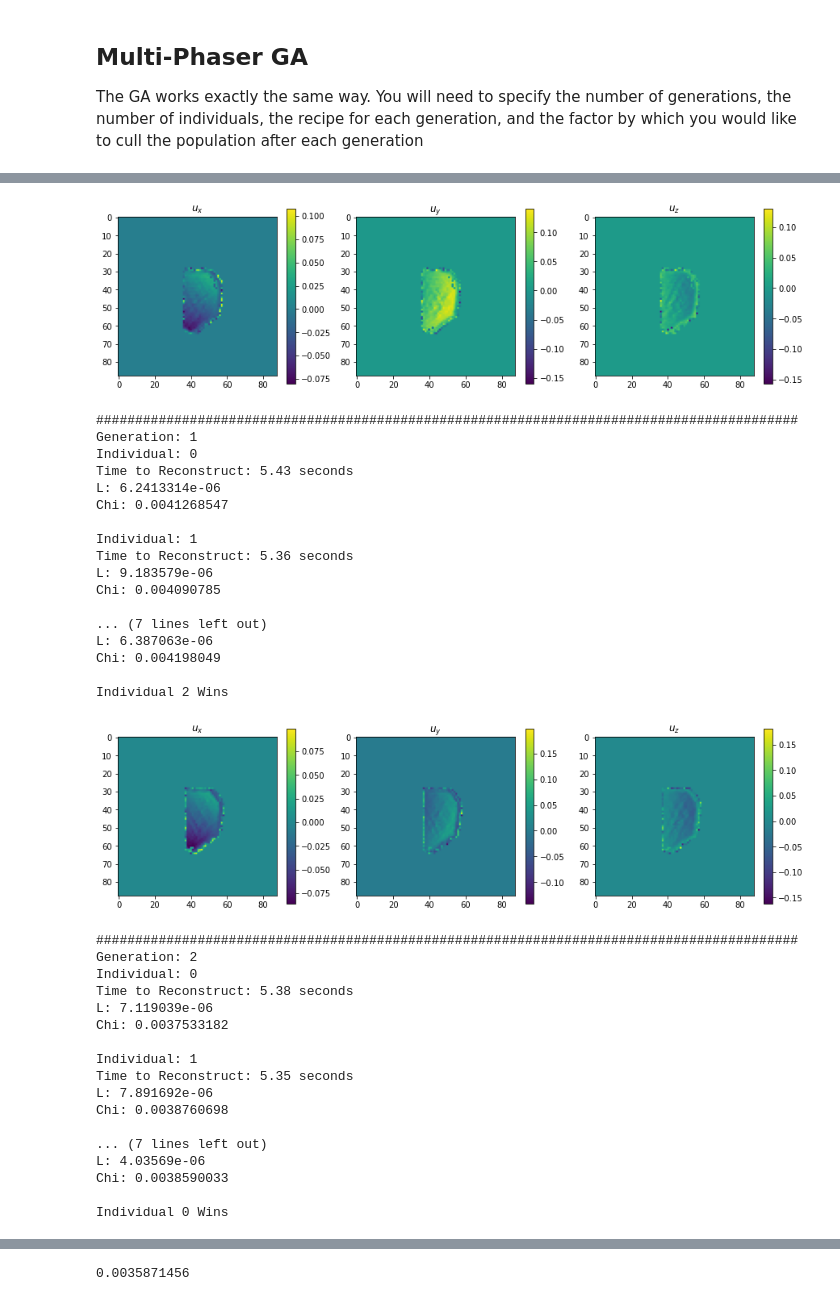
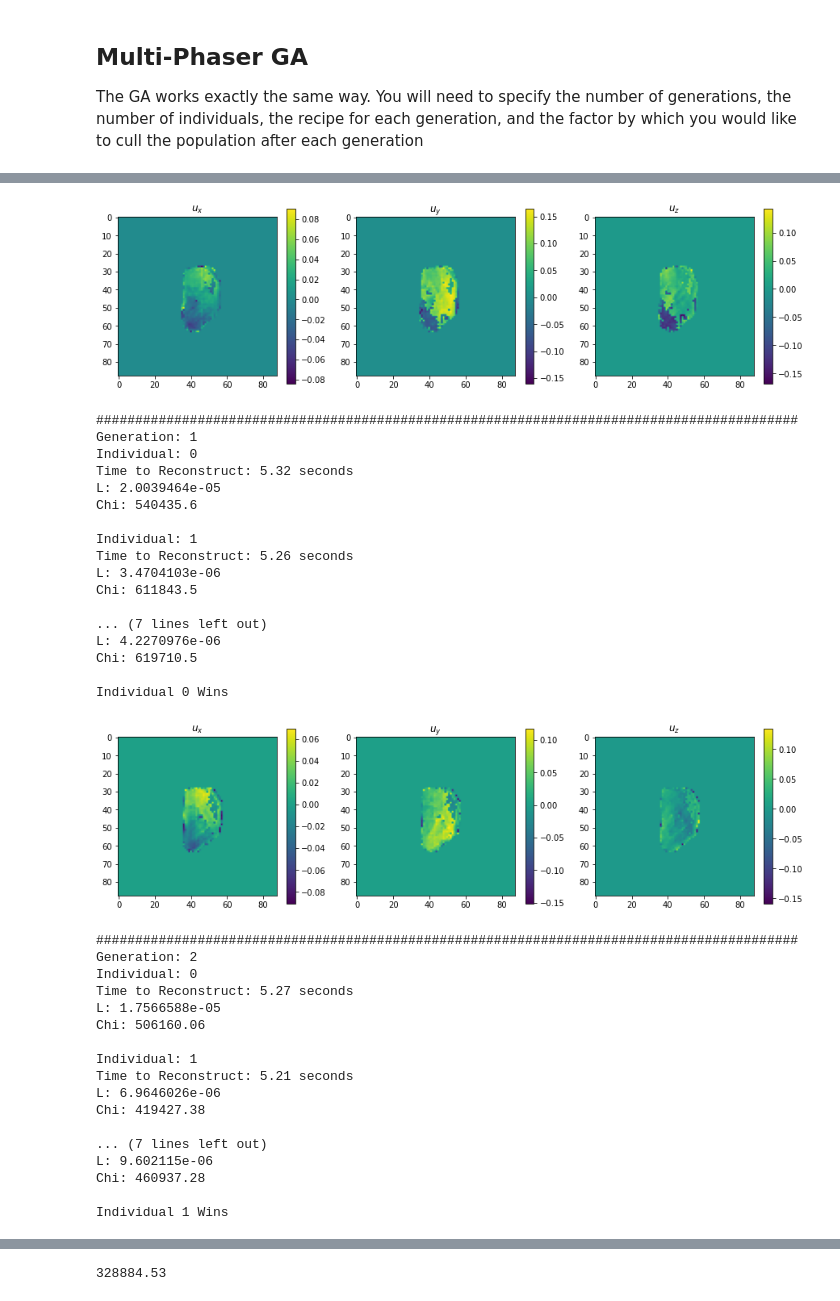
Before and after one commit to siddharth-maddali/Phaser, a Jupyter notebook: Tutorial.ipynb, the cells around one changed output, grey strips where cells are left out. Saved outputs shown, nothing was run; the diff lists cells and outputs as text; code cells hidden in the pictures.

```diff
--- a/Tutorial.ipynb
+++ b/Tutorial.ipynb
@@ -158,12 +144,12 @@ plt.show()
 
 
 
-Phaser = cpr(data,qs,supp,0.3579,random_start=True,free_vox_mask=mask)
+Phaser = cpr(data,qs,supp,0.3579,random_start=True)
 Phaser.run_recipes(recipes)
 vals = Phaser.extract_vals()
-print(vals.keys())
+uu,amp,supp = unpack_obj(vals)
 
-plot_u(vals['u'],(-0.1,0.1))
+plot_u(uu,(-0.1,0.1))
 plot_u(center_u(u,sup==1),(-0.1,0.1))
 # %% [output]
 [figure]
@@ -189,7 +174,7 @@ cull = [1,1,1,2,1,1]
 
 
 
-vals = run_ga(data,qs,supp,a,Recipes,num_gen,num_ind,cull,criterion='chi',verbose=True,free_vox_mask=mask)
+vals = run_ga(data,qs,supp,a,Recipes,num_gen,num_ind,cull,criterion='chi',verbose=True)
 # plot_u(vals['u'],(-0.1,0.1))
 plt.plot(vals['chi'])
 plt.xlabel('generation')
@@ -217,36 +202,36 @@ Individual 3 Wins
-[figure, old version]
+[figure, new version]
 ##########################################################################################
 Generation: 1
 Individual: 0
-Time to Reconstruct: 5.43 seconds
-L: 6.2413314e-06
-Chi: 0.0041268547
+Time to Reconstruct: 5.32 seconds
+L: 2.0039464e-05
+Chi: 540435.6
 
 Individual: 1
-Time to Reconstruct: 5.36 seconds
-L: 9.183579e-06
-Chi: 0.004090785
+Time to Reconstruct: 5.26 seconds
+L: 3.4704103e-06
+Chi: 611843.5
 
 ... (7 lines left out)
-L: 6.387063e-06
-Chi: 0.004198049
+L: 4.2270976e-06
+Chi: 619710.5
 
-Individual 2 Wins
+Individual 0 Wins
-[figure, old version]
+[figure, new version]
 ##########################################################################################
 Generation: 2
 Individual: 0
-Time to Reconstruct: 5.38 seconds
-L: 7.119039e-06
-Chi: 0.0037533182
+Time to Reconstruct: 5.27 seconds
+L: 1.7566588e-05
+Chi: 506160.06
 
 Individual: 1
-Time to Reconstruct: 5.35 seconds
-L: 7.891692e-06
-Chi: 0.0038760698
+Time to Reconstruct: 5.21 seconds
+L: 6.9646026e-06
+Chi: 419427.38
 
 ... (7 lines left out)
-L: 4.03569e-06
-Chi: 0.0038590033
+L: 9.602115e-06
+Chi: 460937.28
 
-Individual 0 Wins
+Individual 1 Wins
@@ -301 +282 @@ Individual 1 Wins
-0.0035871456
+328884.53
```
Also changed, not shown: parts of 5 cells of this notebook, 15 other files.
